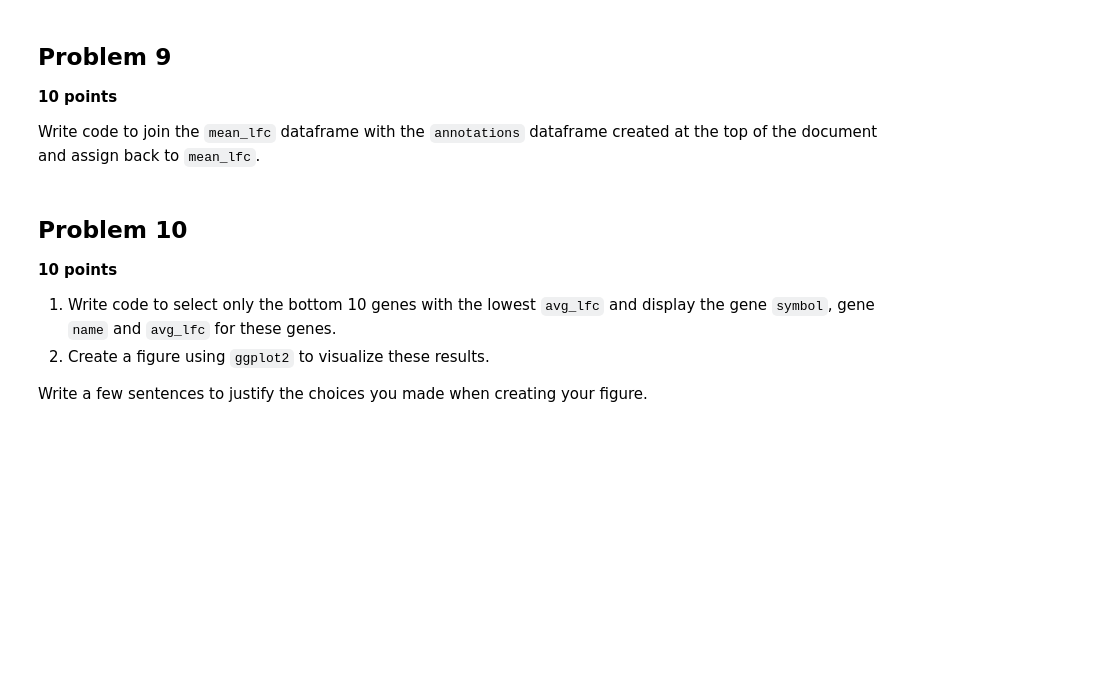
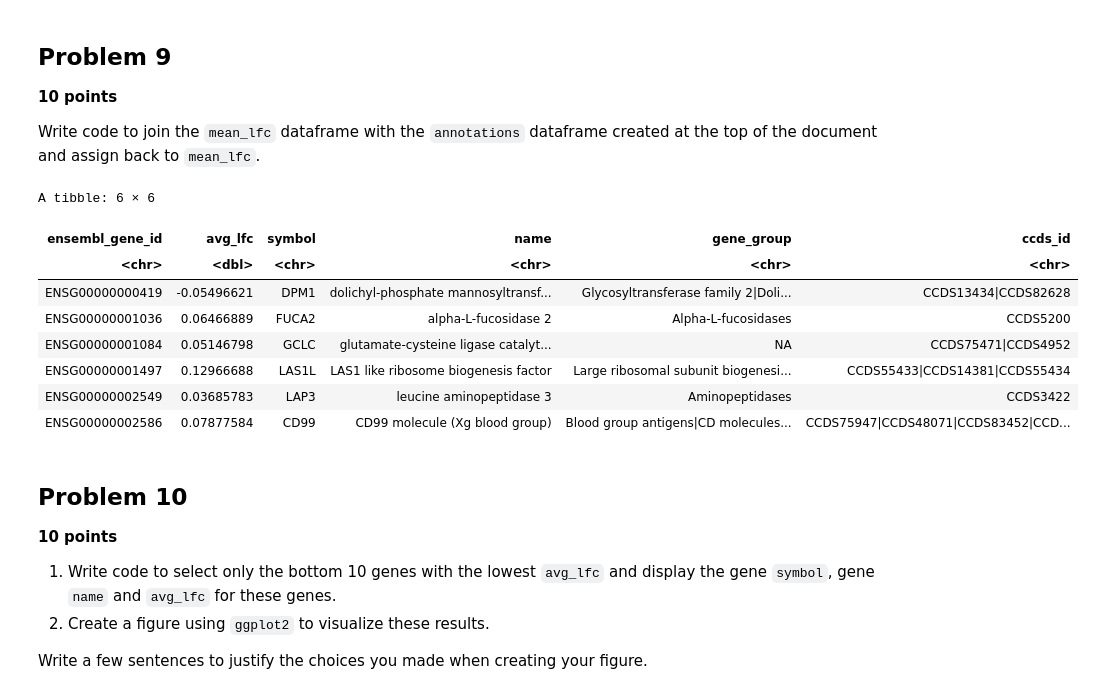
Before and after one commit to bchansen3/tfcb_2021, a Jupyter notebook: homeworks/homework06/homework06.ipynb, the cells around one changed output. Cells and saved outputs as stored; diff of their text form; code cells hidden in the pictures; blank space fills up the shorter version.

```diff
--- a/homeworks/homework06/homework06.ipynb
+++ b/homeworks/homework06/homework06.ipynb
@@ -258,6 +248,19 @@ mean_lfc <- lfc %>%
 
 Write code to join the `mean_lfc` dataframe with the `annotations` dataframe created
 at the top of the document and assign back to `mean_lfc`.
+# %%
+mean_lfc <- left_join(mean_lfc, annotations, by="ensembl_gene_id")
+head(mean_lfc)
+# %% [output]
+A tibble: 6 × 6
+| ensembl_gene_id | avg_lfc | symbol | name | gene_group | ccds_id |
+| <chr> | <dbl> | <chr> | <chr> | <chr> | <chr> |
+| ENSG00000000419 | -0.05496621 | DPM1 | dolichyl-phosphate mannosyltransf... | Glycosyltransferase family 2|Doli... | CCDS13434|CCDS82628 |
+| ENSG00000001036 | 0.06466889 | FUCA2 | alpha-L-fucosidase 2 | Alpha-L-fucosidases | CCDS5200 |
+| ENSG00000001084 | 0.05146798 | GCLC | glutamate-cysteine ligase catalyt... | NA | CCDS75471|CCDS4952 |
+| ENSG00000001497 | 0.12966688 | LAS1L | LAS1 like ribosome biogenesis factor | Large ribosomal subunit biogenesi... | CCDS55433|CCDS14381|CCDS55434 |
+| ENSG00000002549 | 0.03685783 | LAP3 | leucine aminopeptidase 3 | Aminopeptidases | CCDS3422 |
+| ENSG00000002586 | 0.07877584 | CD99 | CD99 molecule (Xg blood group) | Blood group antigens|CD molecules... | CCDS75947|CCDS48071|CCDS83452|CCD... |
 # %% [markdown]
 ## Problem 10
 
```
Also changed, not shown: parts of 6 cells of this notebook.
